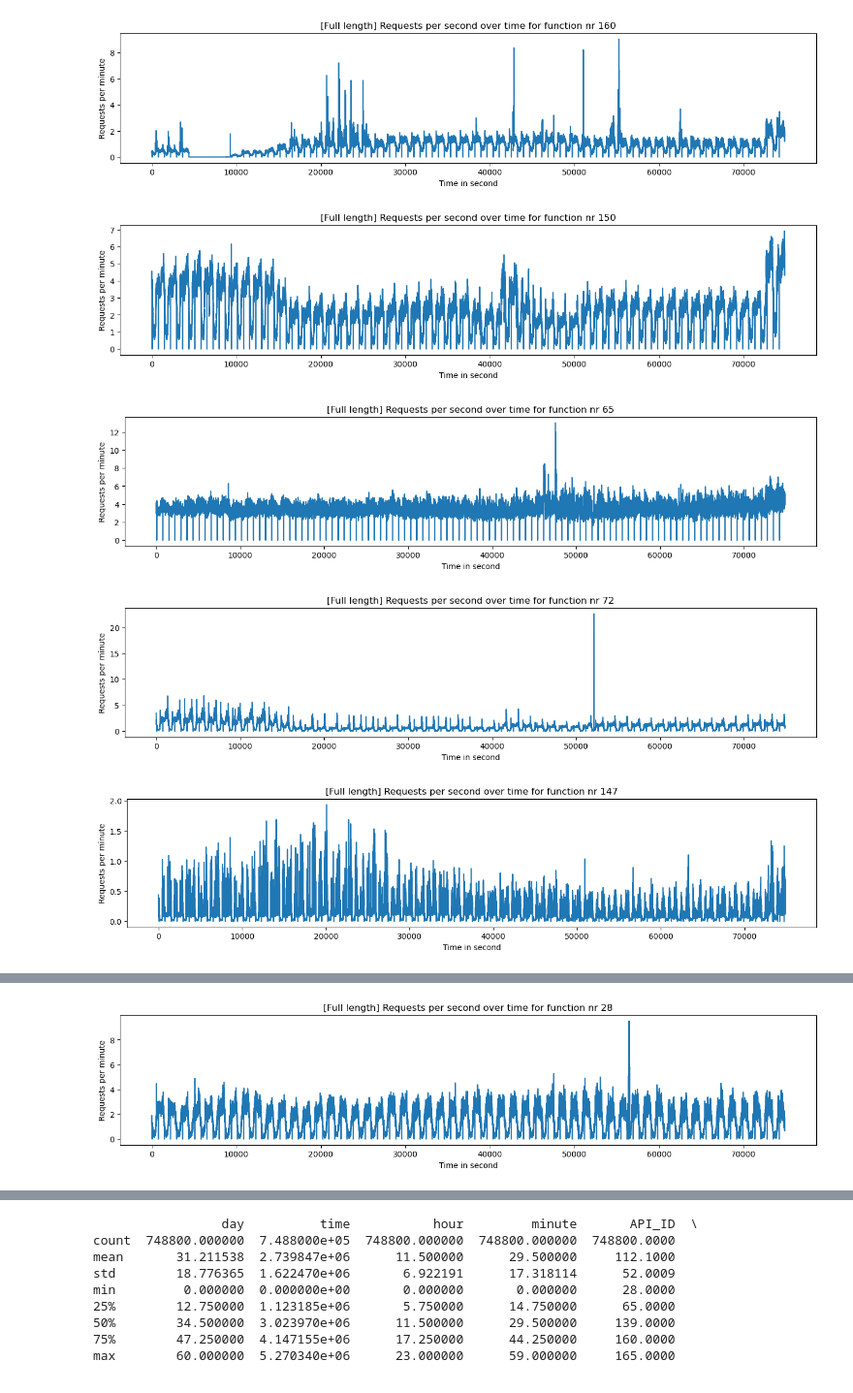
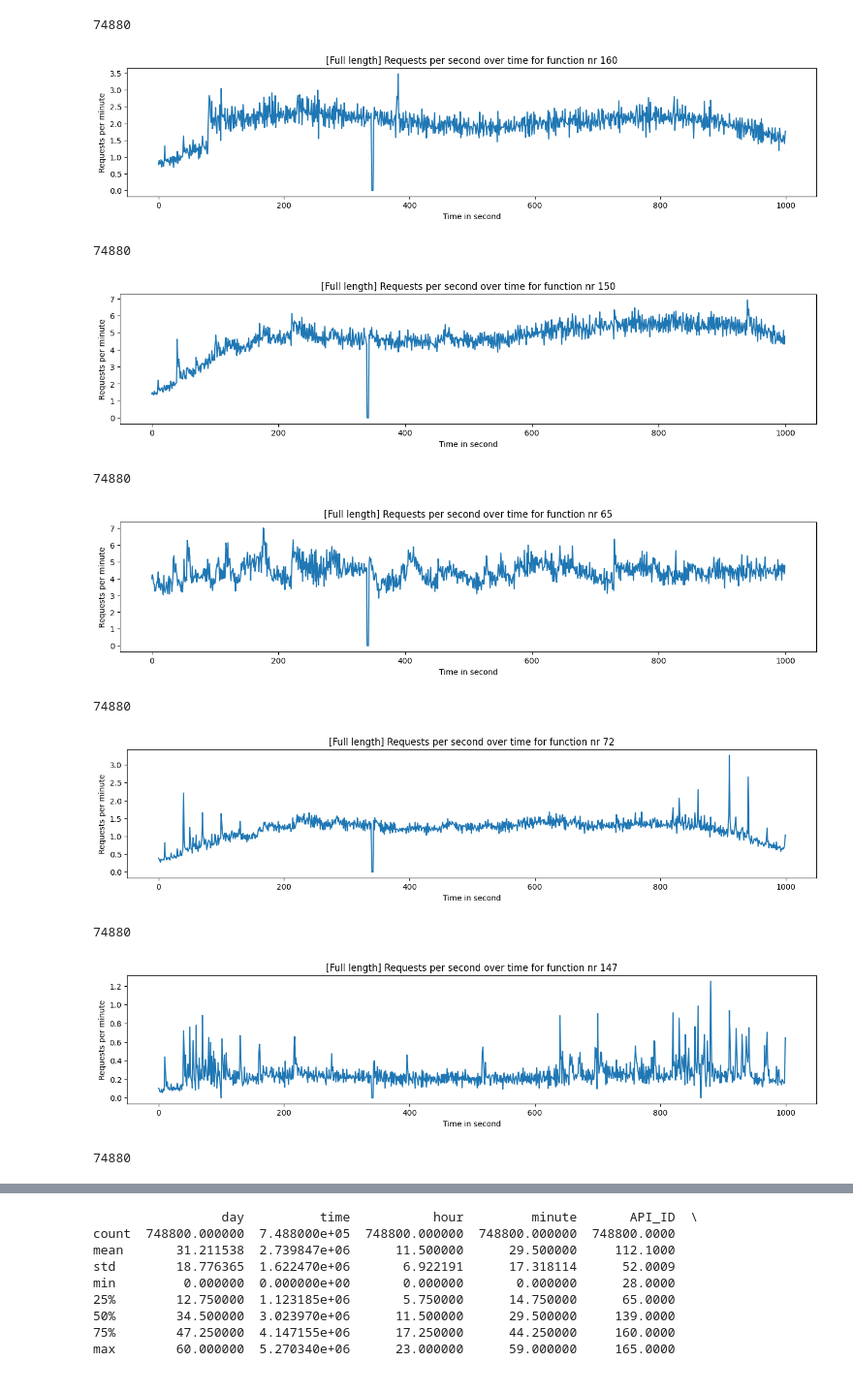
Before and after one commit to conghuhu/container_ts_prediction, a Jupyter notebook: huawei/eda.ipynb, the cells around one changed output, grey strips where cells are left out. Shown: that part at 97% size. Drawn from its saved outputs; the diff is of its cells as text; code cells hidden in the pictures.

```diff
--- a/huawei/eda.ipynb
+++ b/huawei/eda.ipynb
@@ -13,7 +13,7 @@ warnings.filterwarnings('ignore')
 
 pd.options.display.max_columns = None  # 展示所有列
 # %%
-data_path = '../datasets/huawei/combined_dataset.csv'
+data_path = '../datasets/huawei/data.csv'
 data_df = pd.read_csv(data_path)
 print(data_df.describe())
 # %% [output]
@@ -39,22 +39,29 @@ API_IDS = [160, 150, 65, 72, 147, 164, 28, 165, 131, 39]
 # %%
 for API_ID in API_IDS:
     fig = plt.figure(figsize=(16, 3))
     cpu_usage = data_df[data_df['API_ID'] == API_ID]['total_cpu_usage'].values
     time_range = data_df[data_df['API_ID'] == API_ID]['time'].values
 
-    start = 0
-    end = 10000
+    print(len(cpu_usage))
+    start = 73880
+    end = 74880
 
-    # plt.plot(time_range[start:end], cpu_usage[start:end])
+    plt.plot(cpu_usage[start:end])
     # plt.scatter(time_range, cpu_usage, s=1)
-    plt.plot(cpu_usage)
+    # plt.plot(cpu_usage)
     plt.xlabel('Time in second')
     plt.ylabel('Requests per minute')
     plt.title('[Full length] Requests per second over time for function nr {}'.format(API_ID))
     plt.show()
 # %% [output]
+74880
-[figure, old version]
+[figure, new version]
+74880
-[figure, old version]
+[figure, new version]
+74880
-[figure, old version]
+[figure, new version]
+74880
-[figure, old version]
+[figure, new version]
+74880
-[figure, old version]
+[figure, new version]
+74880
@@ -62 +68,0 @@ for API_ID in API_IDS:
-[figure, removed]
```
Also changed, not shown: parts of 2 cells of this notebook, 17 other files.
